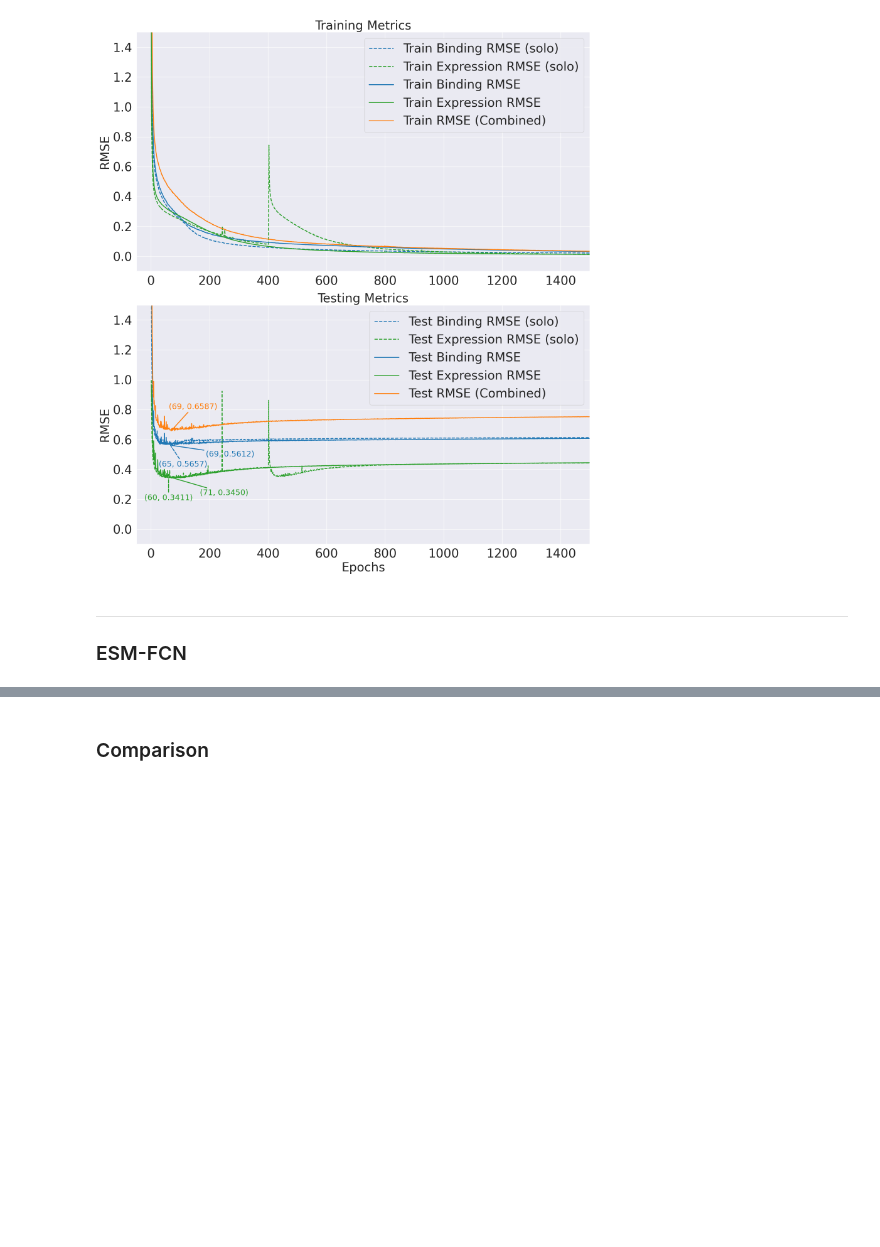
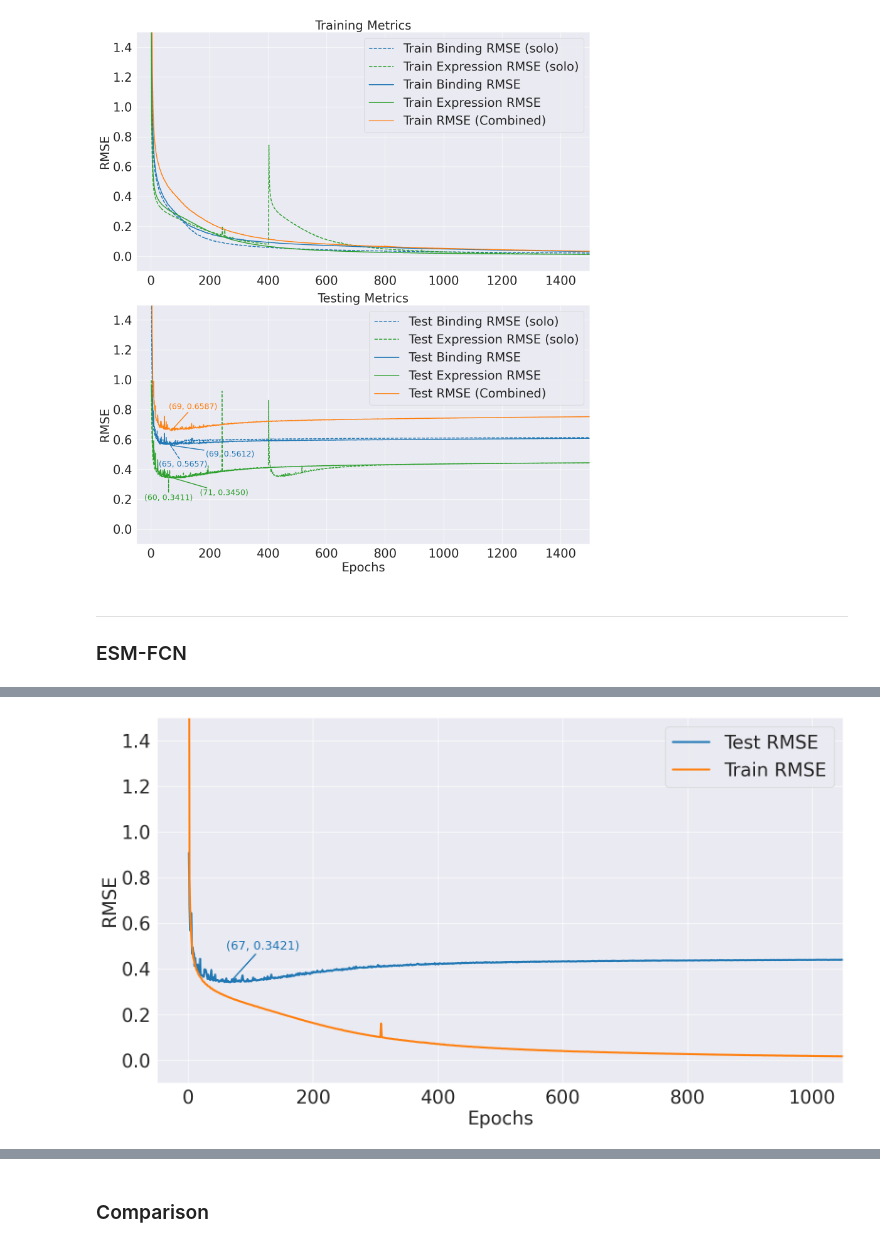
Before and after one commit to hubin-keio/Spike_NLP, a Jupyter notebook: notebooks/models/esm_finetuning-DMS_OLD-model_results_graphs.ipynb, the cells around one changed output, grey strips where cells are left out. Cells and saved outputs as stored; diff of their text form; code cells hidden in the pictures; blank space fills up the shorter version.

```diff
--- a/notebooks/models/esm_finetuning-DMS_OLD-model_results_graphs.ipynb
+++ b/notebooks/models/esm_finetuning-DMS_OLD-model_results_graphs.ipynb
@@ -299,9 +305,10 @@ print(f"Last {run4.split('/')[4].upper()}: \n\tEpoch: {run4_last_results[0]} | T
 # %%
 # ESM-FCN using DMS OLD dataset (expression)
-run5 = "../../results/run_results/"
+run5 = "../../results/run_results/esm_fcn/esm_fcn-DMS_OLD-expression-2024-10-09_22-51/esm_fcn-DMS_OLD_expression-train_82178_test_20545"
 plot_log_file(run5 + "_metrics.csv", run5 + "_metrics.pdf")
 
 run5_best_results = find_best_epoch(run5 + "_metrics.csv")
 print(f"Best {run5.split('/')[4].upper()}: \n\tEpoch: {run5_best_results[0]} | Test Loss: {run5_best_results[1]:.4f}")
 run5_last_results = find_last_epoch(run5 + "_metrics.csv")
 print(f"Last {run5.split('/')[4].upper()}: \n\tEpoch: {run5_last_results[0]} | Test Loss: {run5_last_results[1]:.4f}")
+# %% [output]
@@ -308,2 +319,3 @@ print(f"Last {run5.split('/')[4].upper()}: \n\tEpoch: {run5_last_results[0]} | T
+[figure, added]
 # %%
 # ESM-FCN using DMS OLD dataset (binding and expression)
```
Also changed, not shown: parts of 5 cells of this notebook, 2 other files.
